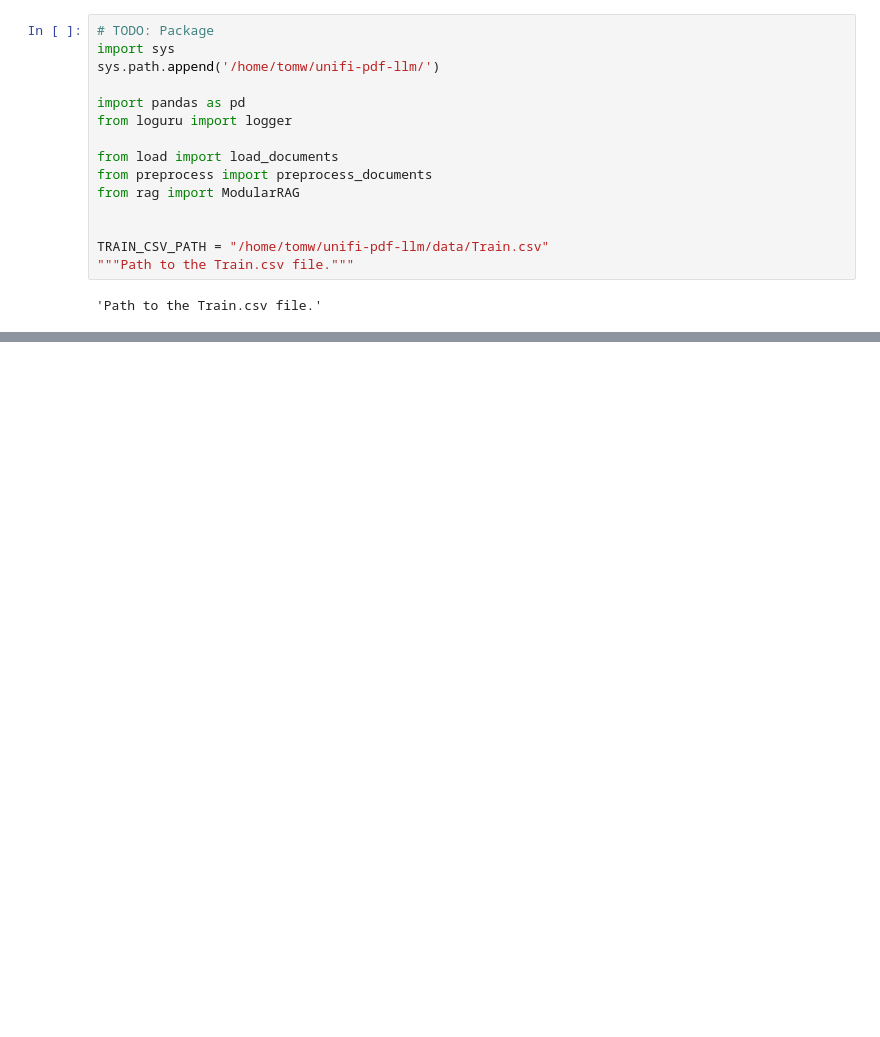
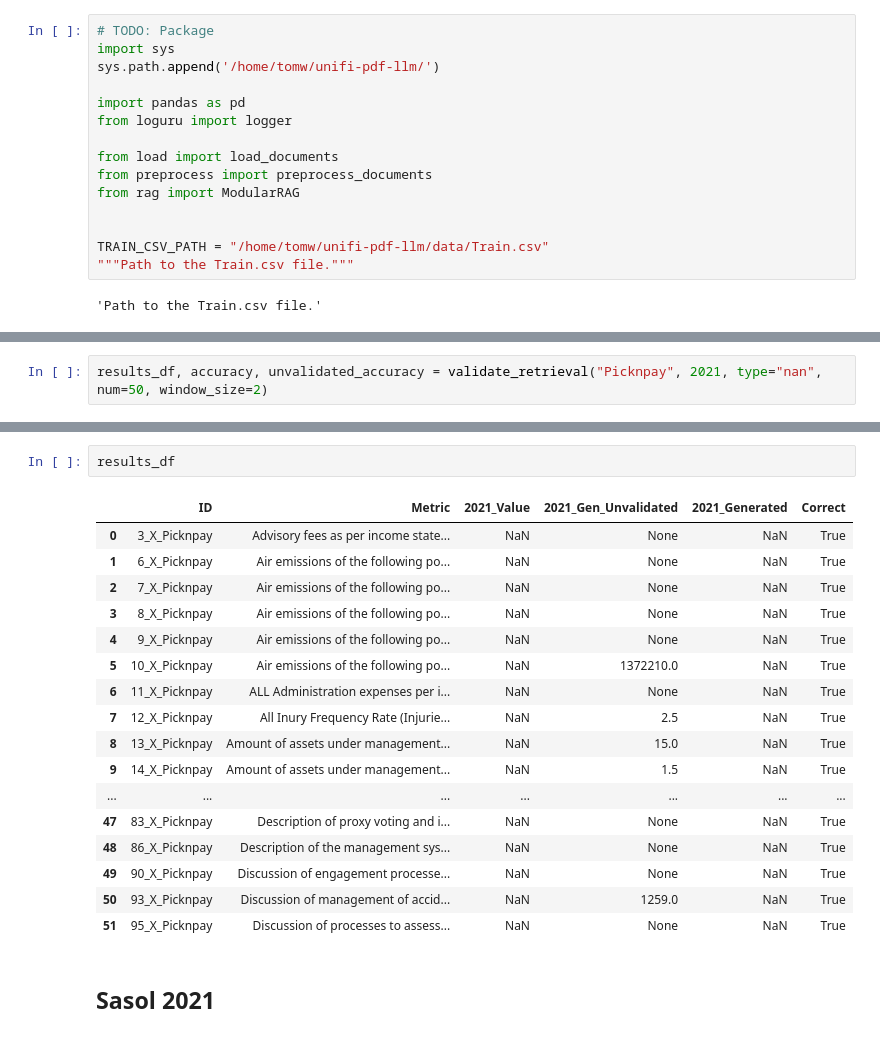
Before and after one commit to tomwetherell/unifi-pdf-llm, a Jupyter notebook: dev/validation.ipynb, the cells around one changed output, grey strips where cells are left out. Saved outputs shown, nothing was run; the diff lists cells and outputs as text; blank space fills up the shorter version.

```diff
--- a/dev/validation.ipynb
+++ b/dev/validation.ipynb
@@ -340,0 +467,2 @@ results_df
+# %%
+results_df, accuracy, unvalidated_accuracy = validate_retrieval("Picknpay", 2021, type="nan", num=50, window_size=2)
@@ -340,0 +487,22 @@ results_df
+# %%
+results_df
+# %% [output]
+|  | ID | Metric | 2021_Value | 2021_Gen_Unvalidated | 2021_Generated | Correct |
+| 0 | 3_X_Picknpay | Advisory fees as per income state... | NaN | None | NaN | True |
+| 1 | 6_X_Picknpay | Air emissions of the following po... | NaN | None | NaN | True |
+| 2 | 7_X_Picknpay | Air emissions of the following po... | NaN | None | NaN | True |
+| 3 | 8_X_Picknpay | Air emissions of the following po... | NaN | None | NaN | True |
+| 4 | 9_X_Picknpay | Air emissions of the following po... | NaN | None | NaN | True |
+| 5 | 10_X_Picknpay | Air emissions of the following po... | NaN | 1372210.0 | NaN | True |
+| 6 | 11_X_Picknpay | ALL Administration expenses per i... | NaN | None | NaN | True |
+| 7 | 12_X_Picknpay | All Inury Frequency Rate (Injurie... | NaN | 2.5 | NaN | True |
+| 8 | 13_X_Picknpay | Amount of assets under management... | NaN | 15.0 | NaN | True |
+| 9 | 14_X_Picknpay | Amount of assets under management... | NaN | 1.5 | NaN | True |
+| ... | ... | ... | ... | ... | ... | ... |
+| 47 | 83_X_Picknpay | Description of proxy voting and i... | NaN | None | NaN | True |
+| 48 | 86_X_Picknpay | Description of the management sys... | NaN | None | NaN | True |
+| 49 | 90_X_Picknpay | Discussion of engagement processe... | NaN | None | NaN | True |
+| 50 | 93_X_Picknpay | Discussion of management of accid... | NaN | 1259.0 | NaN | True |
+| 51 | 95_X_Picknpay | Discussion of processes to assess... | NaN | None | NaN | True |
+# %% [markdown]
+## Sasol 2021
```
Also changed, not shown: parts of 37 cells of this notebook, 1 other file.
